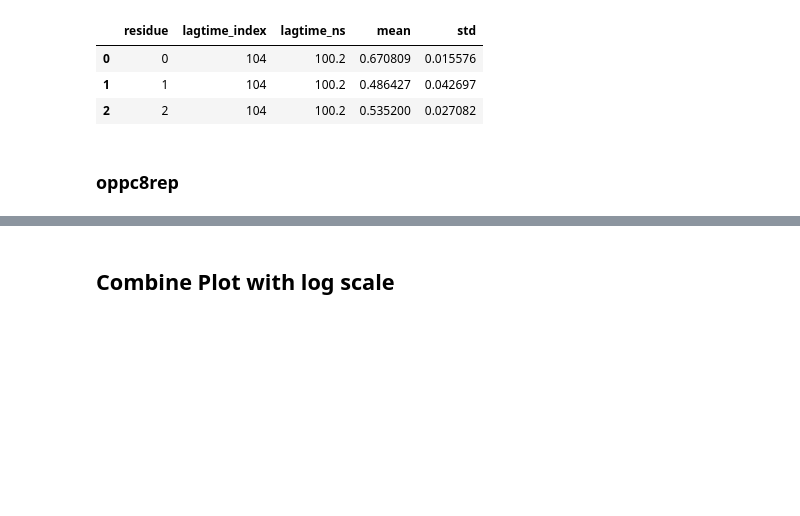
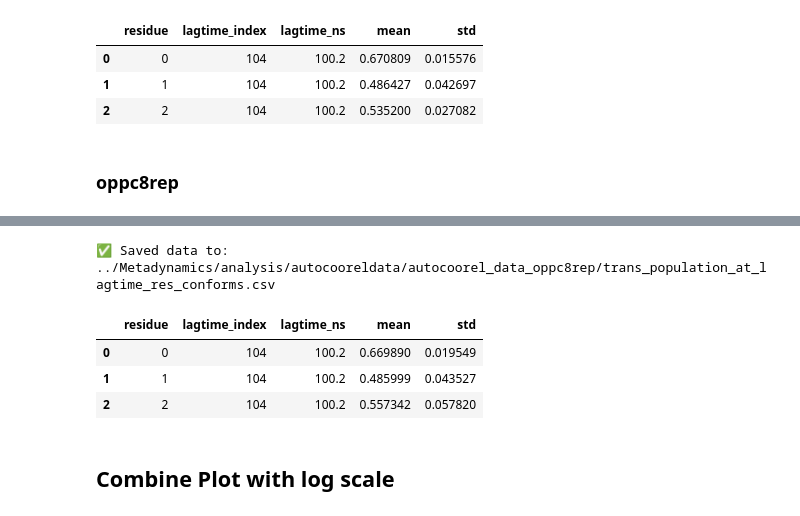
Before and after one commit to starwingc/peptoid_ESM, a Jupyter notebook: Analysis/stationary_population_res.ipynb, the cells around one changed output, grey strips where cells are left out. Cells and saved outputs as stored; diff of their text form; code cells hidden in the pictures; blank space fills up the shorter version.

```diff
--- a/Analysis/stationary_population_res.ipynb
+++ b/Analysis/stationary_population_res.ipynb
@@ -704,3 +713,17 @@ Res 2: 100.20 ns : 0.557
+# %%
+# === Save to CSV ===
+df = pd.DataFrame(data_rows)
+output_path = os.path.join(methods_path, "trans_population_at_lagtime_res_conforms.csv")
+df.to_csv(output_path, index=False)
+
+print(f"✅ Saved data to: {output_path}")
+df
+# %% [output]
+✅ Saved data to: ../Metadynamics/analysis/autocooreldata/autocoorel_data_oppc8rep/trans_population_at_lagtime_res_conforms.csv
+|  | residue | lagtime_index | lagtime_ns | mean | std |
+| 0 | 0 | 104 | 100.2 | 0.669890 | 0.019549 |
+| 1 | 1 | 104 | 100.2 | 0.485999 | 0.043527 |
+| 2 | 2 | 104 | 100.2 | 0.557342 | 0.057820 |
 # %% [markdown]
 ## Combine Plot with log scale
 # %%
```
Also changed, not shown: parts of 6 cells of this notebook.
